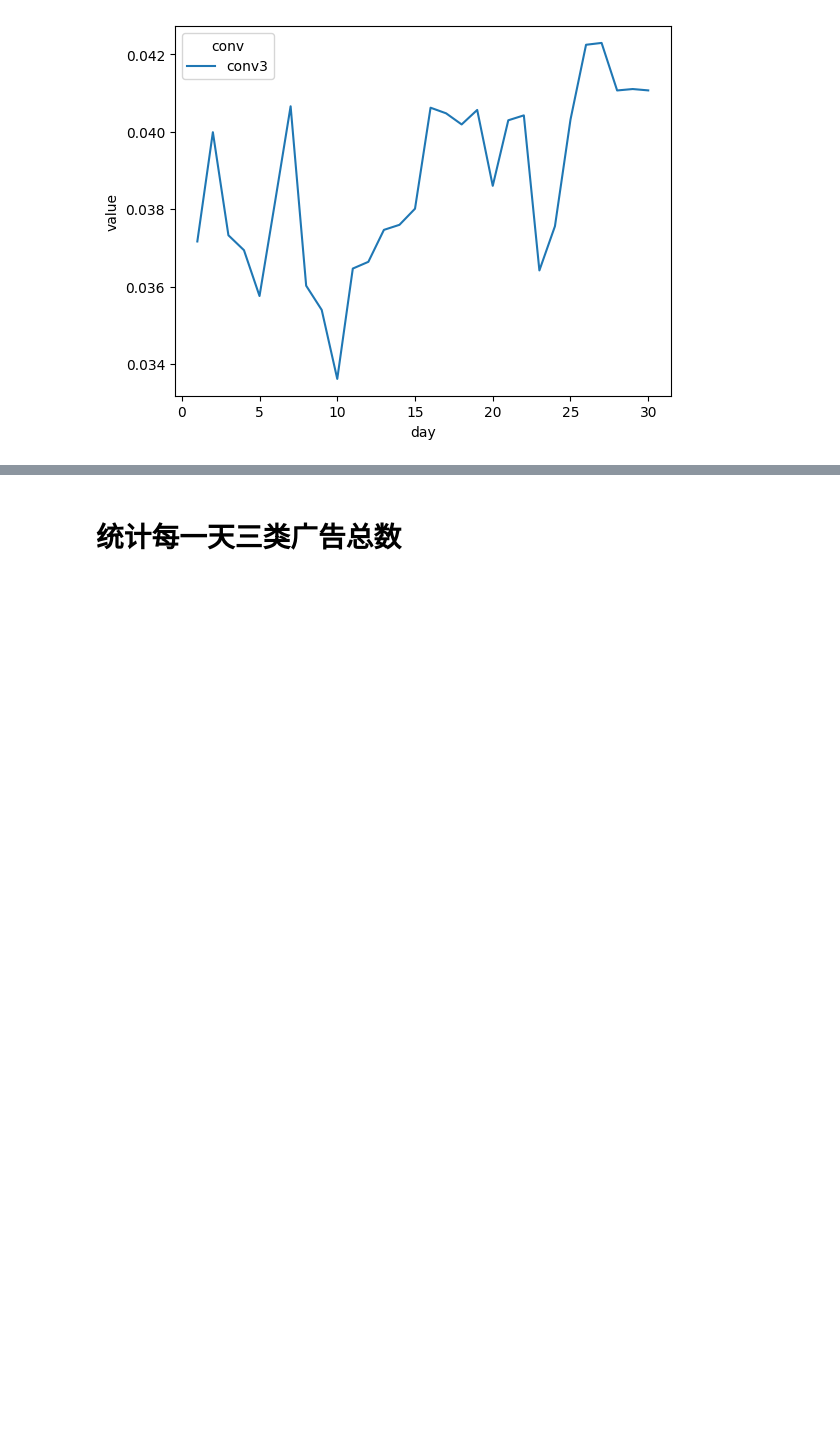
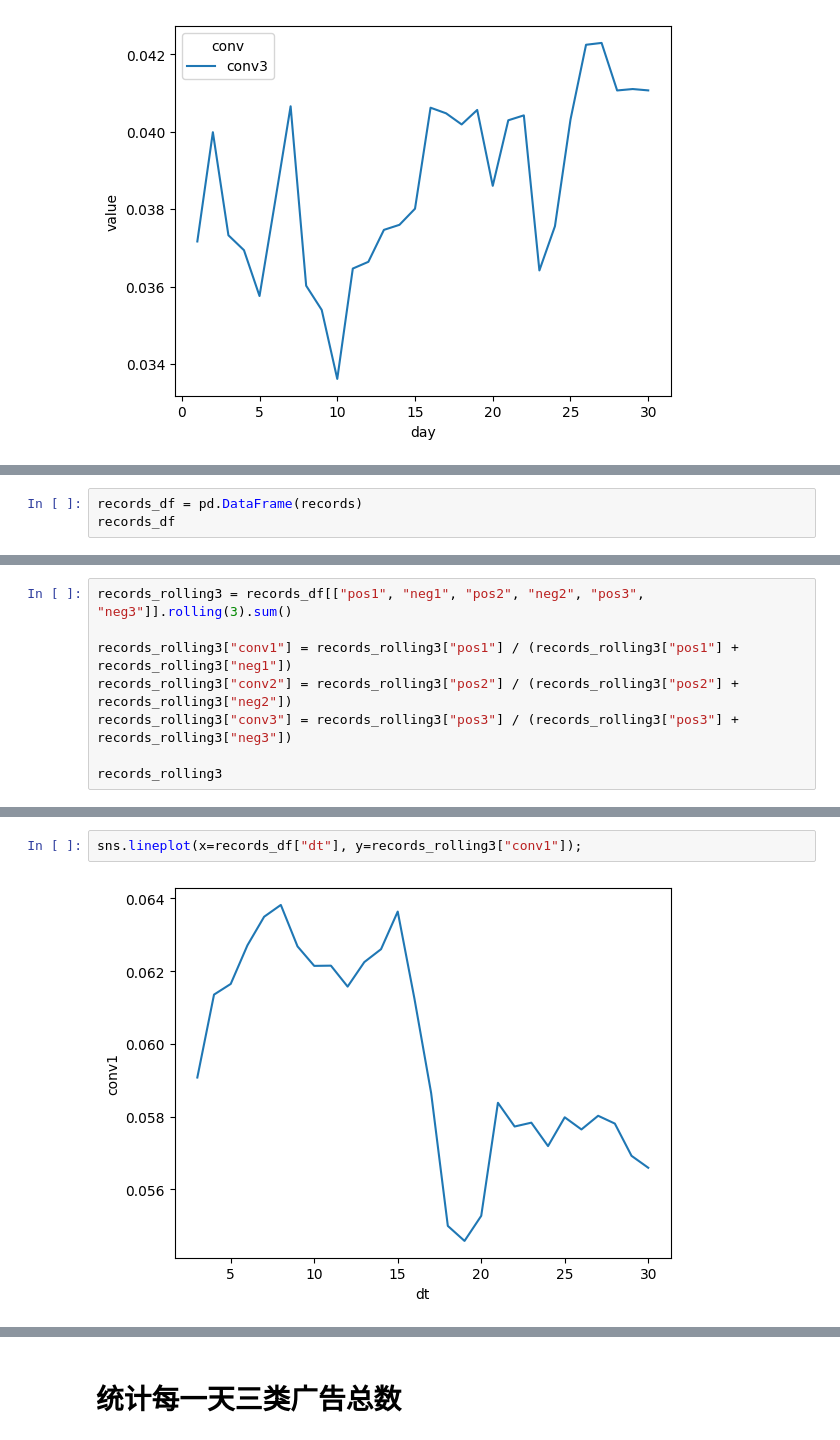
Before and after one commit to makwingchi/conversion-rate-prediction, a Jupyter notebook: PaddleDynamic/jupyter/feature_eng.ipynb, the cells around one changed output, grey strips where cells are left out. Saved outputs shown, nothing was run; the diff lists cells and outputs as text; blank space fills up the shorter version.

```diff
--- a/PaddleDynamic/jupyter/feature_eng.ipynb
+++ b/PaddleDynamic/jupyter/feature_eng.ipynb
@@ -1083,0 +1402,3 @@ sns.lineplot(data=melted_conv_pct_df[melted_conv_pct_df.conv=="conv3"], x="day",
+# %%
+records_df = pd.DataFrame(records)
+records_df
@@ -1083,0 +1425,8 @@ sns.lineplot(data=melted_conv_pct_df[melted_conv_pct_df.conv=="conv3"], x="day",
+# %%
+records_rolling3 = records_df[["pos1", "neg1", "pos2", "neg2", "pos3", "neg3"]].rolling(3).sum()
+
+records_rolling3["conv1"] = records_rolling3["pos1"] / (records_rolling3["pos1"] + records_rolling3["neg1"])
+records_rolling3["conv2"] = records_rolling3["pos2"] / (records_rolling3["pos2"] + records_rolling3["neg2"])
+records_rolling3["conv3"] = records_rolling3["pos3"] / (records_rolling3["pos3"] + records_rolling3["neg3"])
+
+records_rolling3
@@ -1083,0 +1451,4 @@ sns.lineplot(data=melted_conv_pct_df[melted_conv_pct_df.conv=="conv3"], x="day",
+# %%
+sns.lineplot(x=records_df["dt"], y=records_rolling3["conv1"]);
+# %% [output]
+[figure, added]
```
Also changed, not shown: parts of 43 cells of this notebook.
